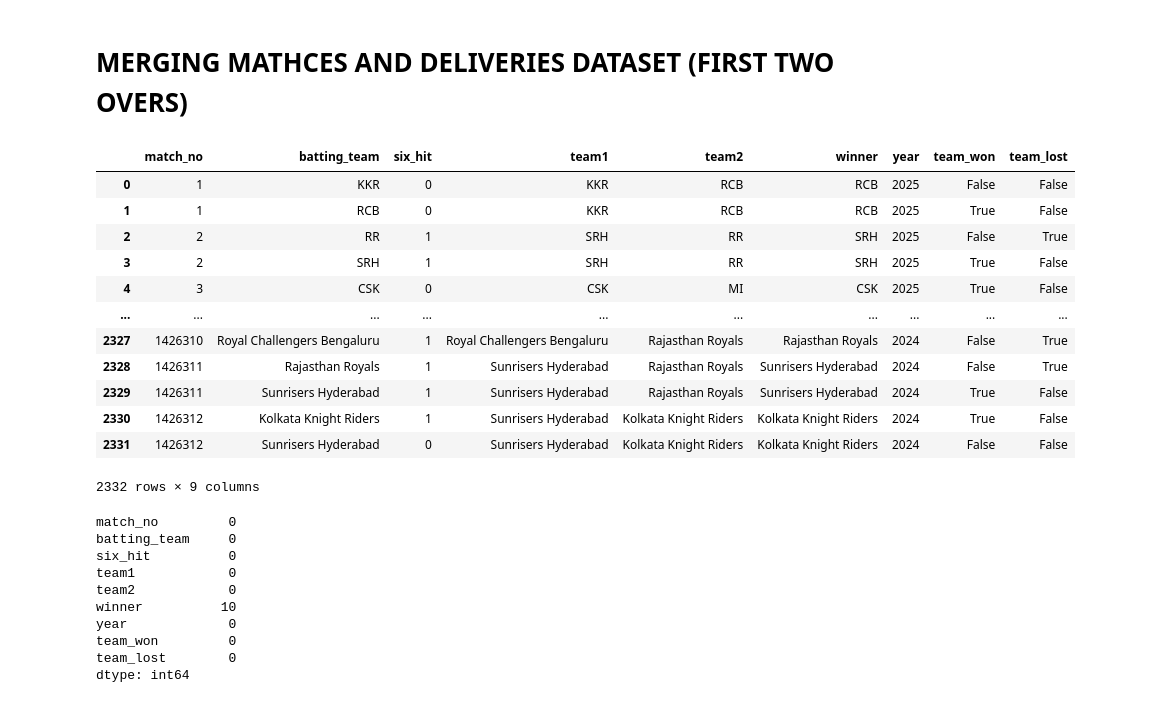
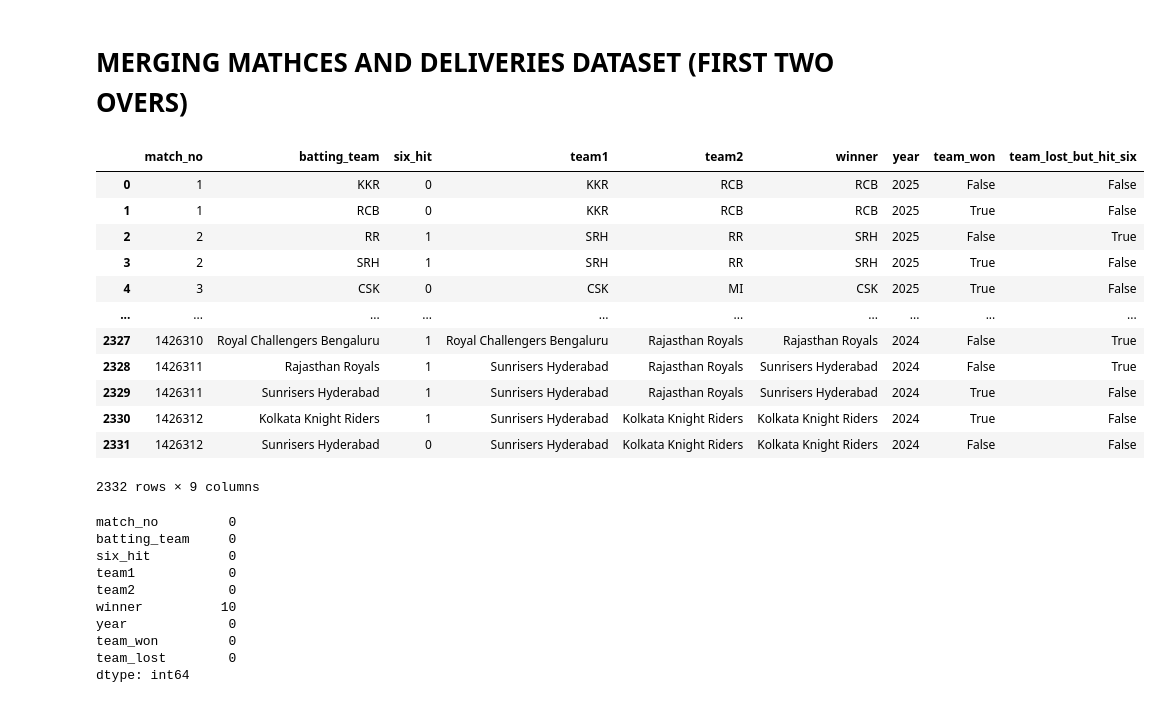
Before and after one commit to VechamGautham/IPL-EARLY-SIXES, a Jupyter notebook: six_hit_analysis.ipynb, the cells around one changed output. Drawn from its saved outputs; the diff is of its cells as text; code cells hidden in the pictures.

```diff
--- a/six_hit_analysis.ipynb
+++ b/six_hit_analysis.ipynb
@@ -638,28 +605,28 @@ array([2007, 2009, 2011, 2012, 2013, 2014, 2015, 2016, 2017, 2018, 2019,
 # %%
 # Step 1: Filter deliveries to first two overs
 early_overs_df = deliveries_df[deliveries_df["over"] < 2].copy()
 
 # Step 2: Create a flag for whether a six was hit
 early_overs_df["six_hit"] = early_overs_df["runs_of_bat"] == 6
 
 # Step 3: Get whether each team hit a six in each match
 six_flags = early_overs_df.groupby(["match_no", "batting_team"])["six_hit"].any().reset_index()
 six_flags["six_hit"] = six_flags["six_hit"].astype(int)
 
 # Step 4: Rename 'season' to 'year' in matches for consistency
 matches_df = matches_df.rename(columns={"season": "year"})
 
 # Step 5: Merge six info with match summary
 six_analysis_df = six_flags.merge(matches_df, on="match_no", how="left")
 
 # Step 6: Identify if the team that hit six also won or lost
 six_analysis_df["team_won"] = six_analysis_df["batting_team"] == six_analysis_df["winner"]
-six_analysis_df["team_lost"] = (six_analysis_df["six_hit"] == 1) & (~six_analysis_df["team_won"])
+six_analysis_df["team_lost_but_hit_six"] = (six_analysis_df["six_hit"] == 1) & (~six_analysis_df["team_won"])
 
 # View the result
 display(six_analysis_df)
 # %% [output]
-|  | match_no | batting_team | six_hit | team1 | team2 | winner | year | team_won | team_lost |
+|  | match_no | batting_team | six_hit | team1 | team2 | winner | year | team_won | team_lost_but_hit_six |
 | 0 | 1 | KKR | 0 | KKR | RCB | RCB | 2025 | False | False |
 | 1 | 1 | RCB | 0 | KKR | RCB | RCB | 2025 | True | False |
 | 2 | 2 | RR | 1 | SRH | RR | SRH | 2025 | False | True |
```
Also changed, not shown: parts of 15 cells of this notebook.
